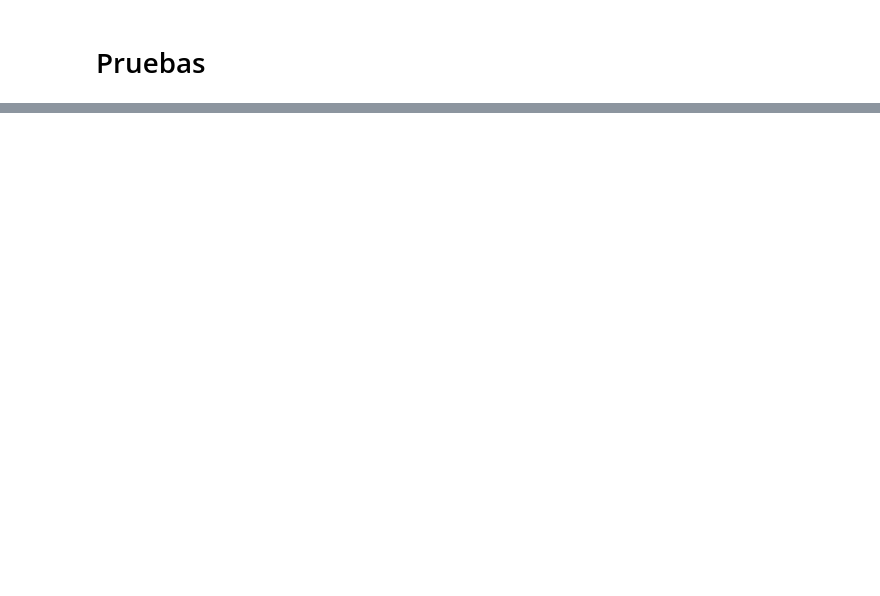
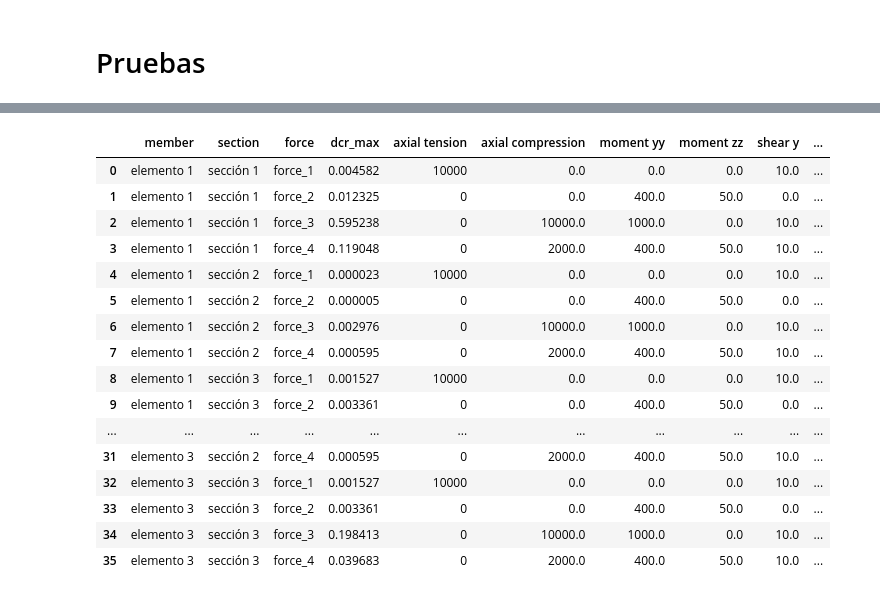
Before and after one commit to ingahnavarro/timber_nds, a Jupyter notebook: tutorials/timber_design_notebook.ipynb, the cells around one changed output, grey strips where cells are left out. Saved outputs shown, nothing was run; the diff lists cells and outputs as text; code cells hidden in the pictures; blank space fills up the shorter version.

```diff
--- a/tutorials/timber_design_notebook.ipynb
+++ b/tutorials/timber_design_notebook.ipynb
@@ -303,0 +443,6 @@ La resistencia a la compresión perpendicular es 84420.0 kgf
+# %%
+section = settings.RectangularSection("sección 1", depth=depth, width=width)
+section_2 = settings.RectangularSection("sección 2", depth=depth_2, width=width_2)
+section_3 = settings.RectangularSection("sección 3", depth=depth_3, width=width_3)
+list_sections = [section, section_2, section_3]
+list_sections
@@ -303,0 +453,5 @@ La resistencia a la compresión perpendicular es 84420.0 kgf
+# %%
+element = settings.MemberDefinition("elemento 1", length=length, )
+element_2 = settings.MemberDefinition("elemento 2", length=length_2, )
+element_3 = settings.MemberDefinition("elemento 3", length=length_3, )
+list_members = [element, element_2, element_3]
@@ -303,0 +503,2 @@ La resistencia a la compresión perpendicular es 84420.0 kgf
+# %%
+list_forces = [force, force_2, force_3, force_4]
@@ -374,0 +679,8 @@ def test_calculate_density_at_moisture_content_invalid_input():
+# %%
+elements_results = design.check_for_all_elements(
+    list_sections, list_members, list_forces, wood_material, ft_factors,
+    fb_factors_yy, fb_factors_zz,
+    fv_factors,
+    fc_factors_yy, fc_factors_zz, fc_perp_factors,
+    e_factors
+    )
@@ -374,0 +760,20 @@ def test_calculate_density_at_moisture_content_invalid_input():
+# %%
+elements_results
+# %% [output]
+|  | member | section | force | dcr_max | axial tension | axial compression | moment yy | moment zz | shear y | ... |
+| 0 | elemento 1 | sección 1 | force_1 | 0.004582 | 10000 | 0.0 | 0.0 | 0.0 | 10.0 | ... |
+| 1 | elemento 1 | sección 1 | force_2 | 0.012325 | 0 | 0.0 | 400.0 | 50.0 | 0.0 | ... |
+| 2 | elemento 1 | sección 1 | force_3 | 0.595238 | 0 | 10000.0 | 1000.0 | 0.0 | 10.0 | ... |
+| 3 | elemento 1 | sección 1 | force_4 | 0.119048 | 0 | 2000.0 | 400.0 | 50.0 | 10.0 | ... |
+| 4 | elemento 1 | sección 2 | force_1 | 0.000023 | 10000 | 0.0 | 0.0 | 0.0 | 10.0 | ... |
+| 5 | elemento 1 | sección 2 | force_2 | 0.000005 | 0 | 0.0 | 400.0 | 50.0 | 0.0 | ... |
+| 6 | elemento 1 | sección 2 | force_3 | 0.002976 | 0 | 10000.0 | 1000.0 | 0.0 | 10.0 | ... |
+| 7 | elemento 1 | sección 2 | force_4 | 0.000595 | 0 | 2000.0 | 400.0 | 50.0 | 10.0 | ... |
+| 8 | elemento 1 | sección 3 | force_1 | 0.001527 | 10000 | 0.0 | 0.0 | 0.0 | 10.0 | ... |
+| 9 | elemento 1 | sección 3 | force_2 | 0.003361 | 0 | 0.0 | 400.0 | 50.0 | 0.0 | ... |
+| ... | ... | ... | ... | ... | ... | ... | ... | ... | ... | ... |
+| 31 | elemento 3 | sección 2 | force_4 | 0.000595 | 0 | 2000.0 | 400.0 | 50.0 | 10.0 | ... |
+| 32 | elemento 3 | sección 3 | force_1 | 0.001527 | 10000 | 0.0 | 0.0 | 0.0 | 10.0 | ... |
+| 33 | elemento 3 | sección 3 | force_2 | 0.003361 | 0 | 0.0 | 400.0 | 50.0 | 0.0 | ... |
+| 34 | elemento 3 | sección 3 | force_3 | 0.198413 | 0 | 10000.0 | 1000.0 | 0.0 | 10.0 | ... |
+| 35 | elemento 3 | sección 3 | force_4 | 0.039683 | 0 | 2000.0 | 400.0 | 50.0 | 10.0 | ... |
```
Also changed, not shown: parts of 27 cells of this notebook, 11 other files.
